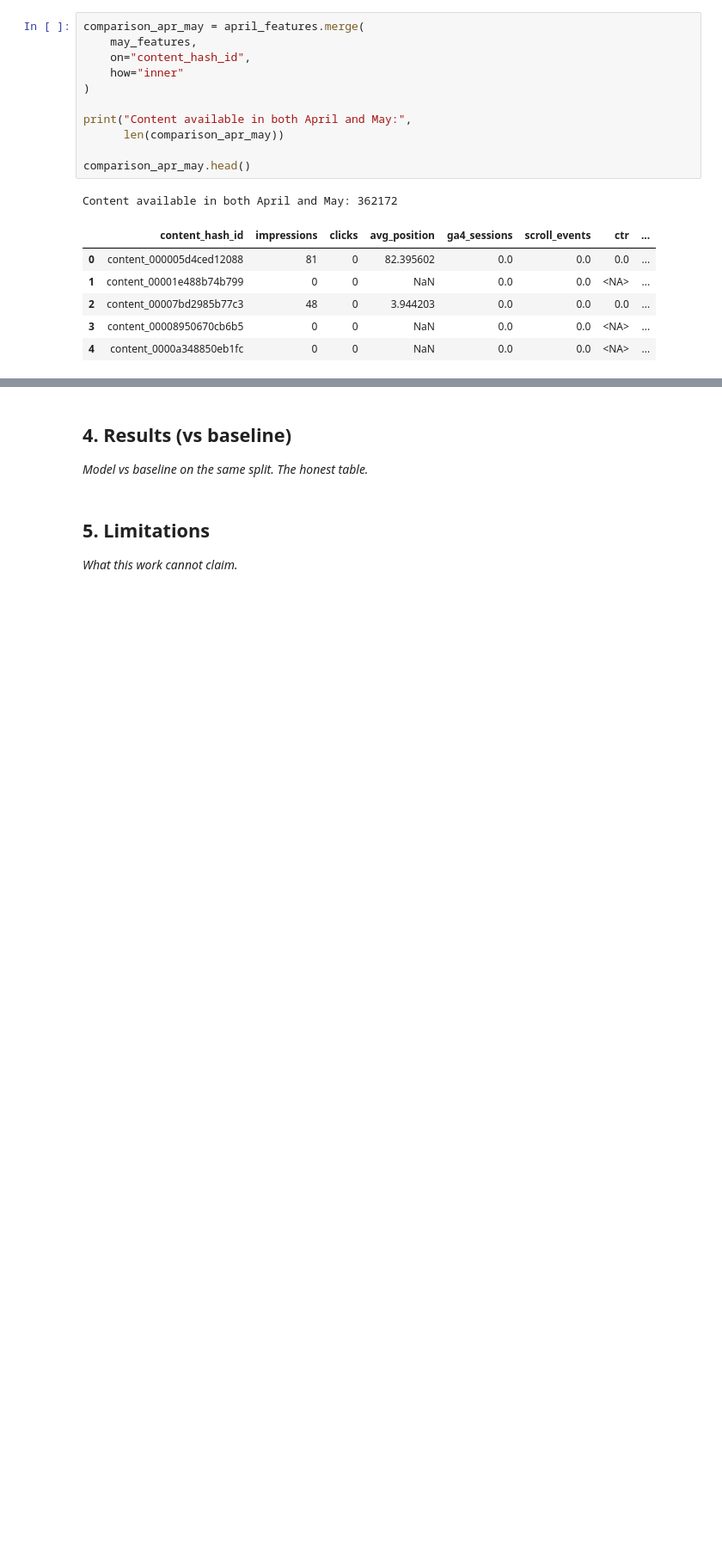
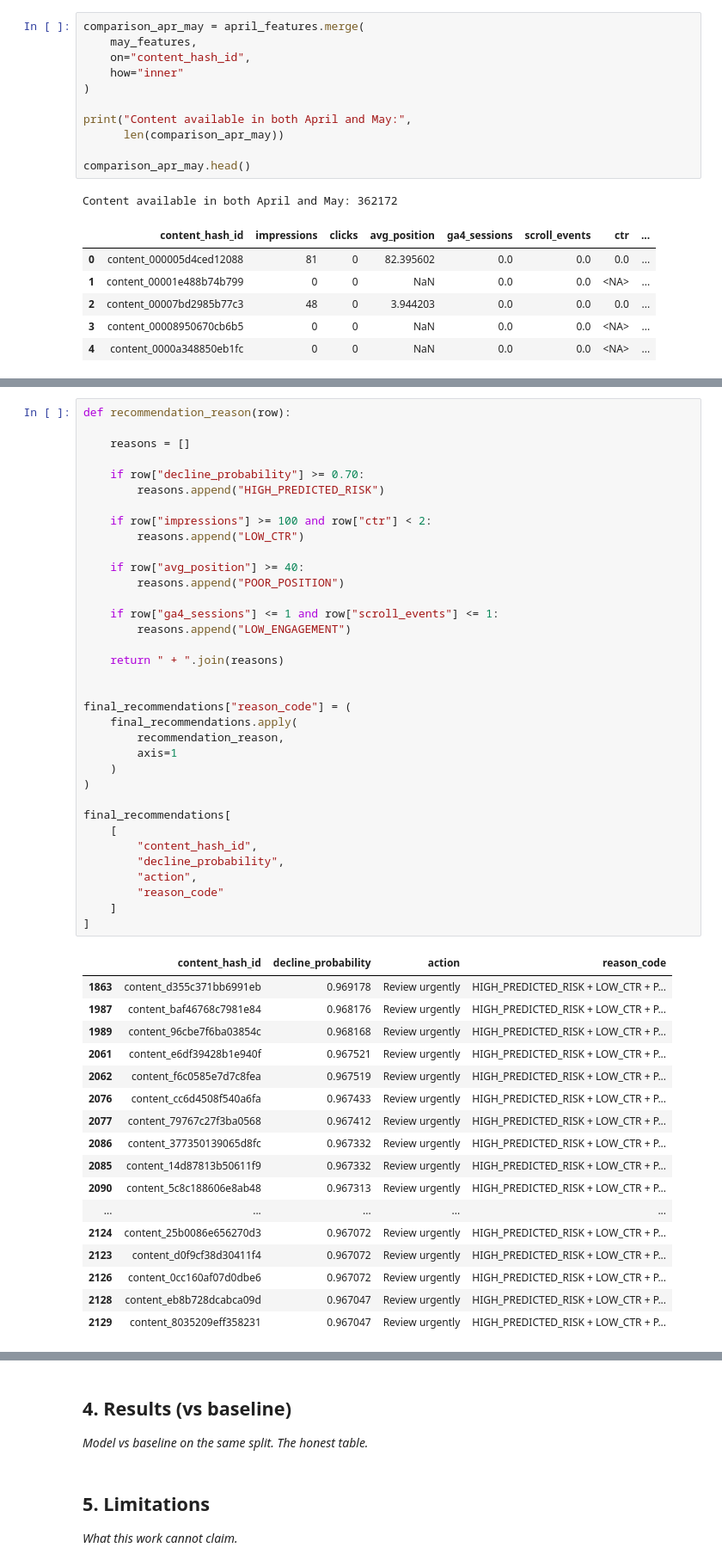
Before and after one commit to ShardhaBatra/flyrank-ml-internship, a Jupyter notebook: work/notebooks/capstone.ipynb, the cells around one changed output, grey strips where cells are left out. Shown at 86% size. Saved outputs shown, nothing was run; the diff lists cells and outputs as text; blank space fills up the shorter version.

```diff
--- a/work/notebooks/capstone.ipynb
+++ b/work/notebooks/capstone.ipynb
@@ -711,0 +966,53 @@ Content available in both April and May: 362172
+# %%
+def recommendation_reason(row):
+
+    reasons = []
+
+    if row["decline_probability"] >= 0.70:
+        reasons.append("HIGH_PREDICTED_RISK")
+
+    if row["impressions"] >= 100 and row["ctr"] < 2:
+        reasons.append("LOW_CTR")
+
+    if row["avg_position"] >= 40:
+        reasons.append("POOR_POSITION")
+
+    if row["ga4_sessions"] <= 1 and row["scroll_events"] <= 1:
+        reasons.append("LOW_ENGAGEMENT")
+
+    return " + ".join(reasons)
+
+
+final_recommendations["reason_code"] = (
+    final_recommendations.apply(
+        recommendation_reason,
+        axis=1
+    )
+)
+
+final_recommendations[
+    [
+        "content_hash_id",
+        "decline_probability",
+        "action",
+        "reason_code"
+    ]
+]
+# %% [output]
+|  | content_hash_id | decline_probability | action | reason_code |
+| 1863 | content_d355c371bb6991eb | 0.969178 | Review urgently | HIGH_PREDICTED_RISK + LOW_CTR + P... |
+| 1987 | content_baf46768c7981e84 | 0.968176 | Review urgently | HIGH_PREDICTED_RISK + LOW_CTR + P... |
+| 1989 | content_96cbe7f6ba03854c | 0.968168 | Review urgently | HIGH_PREDICTED_RISK + LOW_CTR + P... |
+| 2061 | content_e6df39428b1e940f | 0.967521 | Review urgently | HIGH_PREDICTED_RISK + LOW_CTR + P... |
+| 2062 | content_f6c0585e7d7c8fea | 0.967519 | Review urgently | HIGH_PREDICTED_RISK + LOW_CTR + P... |
+| 2076 | content_cc6d4508f540a6fa | 0.967433 | Review urgently | HIGH_PREDICTED_RISK + LOW_CTR + P... |
+| 2077 | content_79767c27f3ba0568 | 0.967412 | Review urgently | HIGH_PREDICTED_RISK + LOW_CTR + P... |
+| 2086 | content_377350139065d8fc | 0.967332 | Review urgently | HIGH_PREDICTED_RISK + LOW_CTR + P... |
+| 2085 | content_14d87813b50611f9 | 0.967332 | Review urgently | HIGH_PREDICTED_RISK + LOW_CTR + P... |
+| 2090 | content_5c8c188606e8ab48 | 0.967313 | Review urgently | HIGH_PREDICTED_RISK + LOW_CTR + P... |
+| ... | ... | ... | ... | ... |
+| 2124 | content_25b0086e656270d3 | 0.967072 | Review urgently | HIGH_PREDICTED_RISK + LOW_CTR + P... |
+| 2123 | content_d0f9cf38d30411f4 | 0.967072 | Review urgently | HIGH_PREDICTED_RISK + LOW_CTR + P... |
+| 2126 | content_0cc160af07d0dbe6 | 0.967072 | Review urgently | HIGH_PREDICTED_RISK + LOW_CTR + P... |
+| 2128 | content_eb8b728dcabca09d | 0.967047 | Review urgently | HIGH_PREDICTED_RISK + LOW_CTR + P... |
+| 2129 | content_8035209eff358231 | 0.967047 | Review urgently | HIGH_PREDICTED_RISK + LOW_CTR + P... |
```
Also changed, not shown: parts of 18 cells of this notebook.
